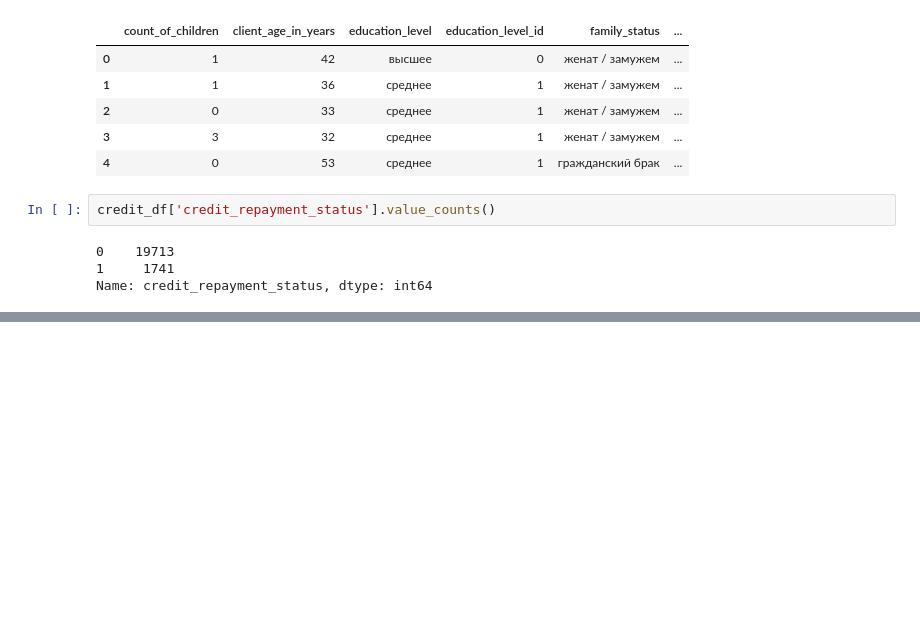
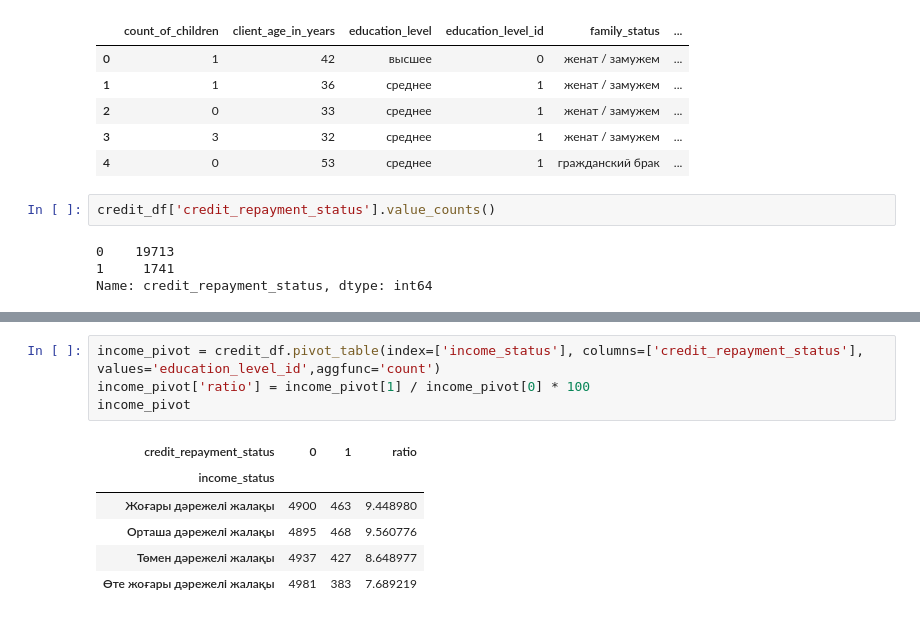
Before and after one commit to Bakytzhann/Data-Analysis, a Jupyter notebook: Credit_Scoring(Data_Preprocessing).ipynb, the cells around one changed output, grey strips where cells are left out. Cells and saved outputs as stored; diff of their text form; blank space fills up the shorter version.

```diff
--- a/Credit_Scoring(Data_Preprocessing).ipynb
+++ b/Credit_Scoring(Data_Preprocessing).ipynb
@@ -466,0 +485,11 @@ Name: credit_repayment_status, dtype: int64
+# %%
+income_pivot = credit_df.pivot_table(index=['income_status'], columns=['credit_repayment_status'], values='education_level_id',aggfunc='count')
+income_pivot['ratio'] = income_pivot[1] / income_pivot[0] * 100
+income_pivot
+# %% [output]
+| credit_repayment_status | 0 | 1 | ratio |
+| income_status |  |  |  |
+| Жоғары дәрежелі жалақы | 4900 | 463 | 9.448980 |
+| Орташа дәрежелі жалақы | 4895 | 468 | 9.560776 |
+| Төмен дәрежелі жалақы | 4937 | 427 | 8.648977 |
+| Өте жоғары дәрежелі жалақы | 4981 | 383 | 7.689219 |
```
Also changed, not shown: parts of 31 cells of this notebook.
